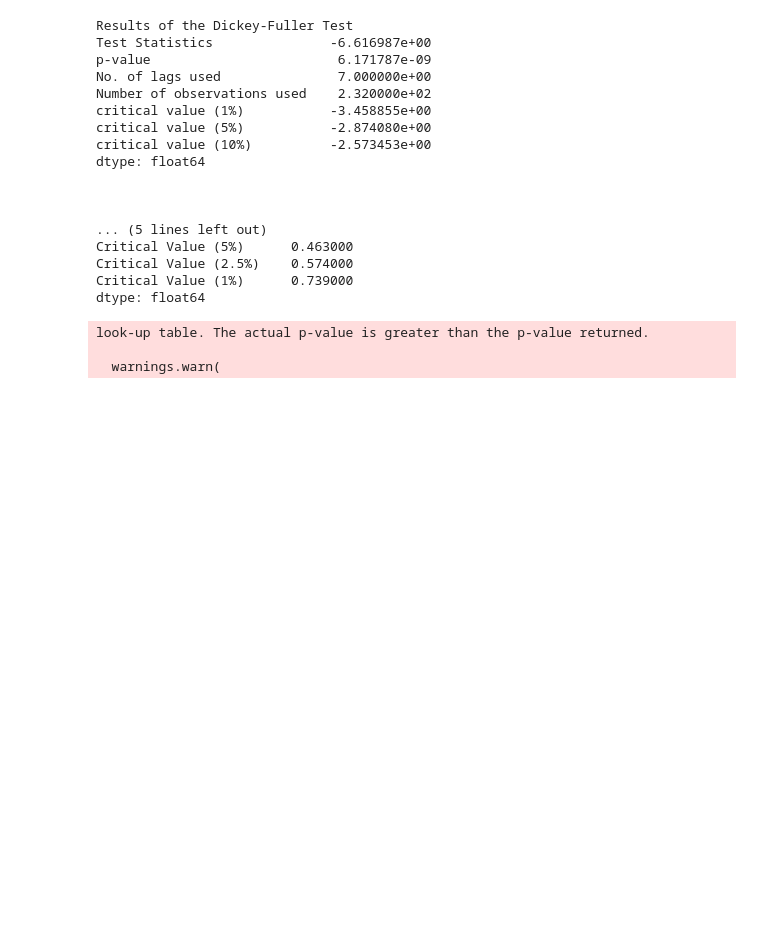
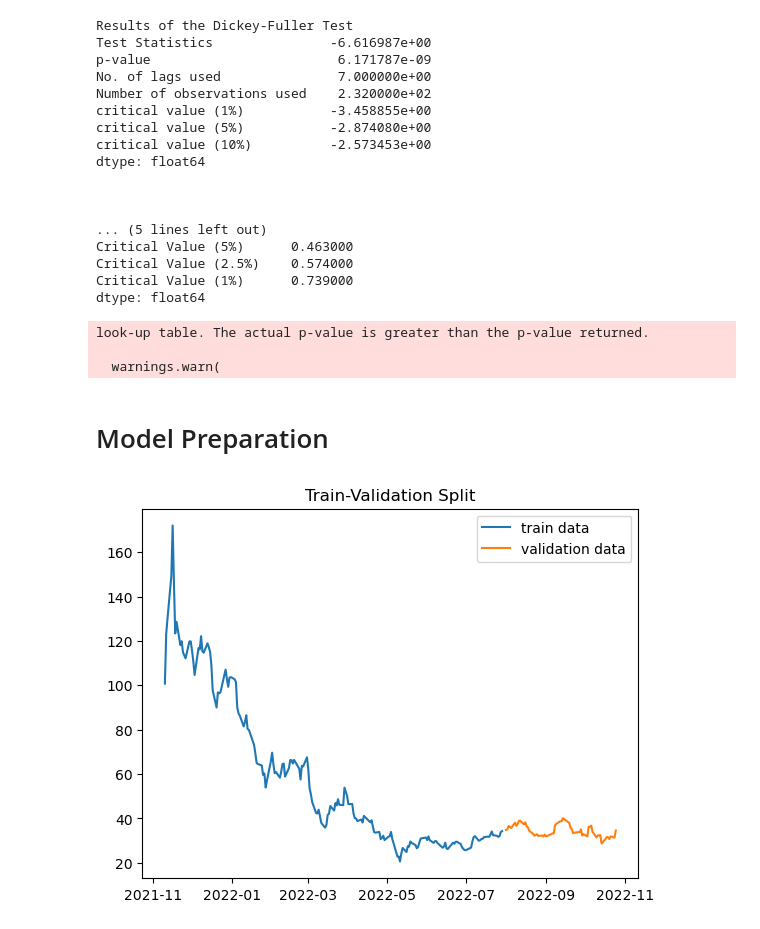
Before and after one commit to jonathanr1212/Predicting_rivian_stock, a Jupyter notebook: stock_predict_nb.ipynb, the cells around one changed output. Drawn from its saved outputs; the diff is of its cells as text; code cells hidden in the pictures; blank space fills up the shorter version.

Commit message:
Adding split

```diff
--- a/stock_predict_nb.ipynb
+++ b/stock_predict_nb.ipynb
@@ -329,3 +334,19 @@ dtype: float64
 look-up table. The actual p-value is greater than the p-value returned.
 
   warnings.warn(
+# %% [markdown]
+# Model Preparation
+# %%
+#Splitting data into train and test
+train, test = np.split(riv_df['Close'], [int(.75 *len(riv_df['Close']))])
+# %%
+#Plotting train and split
+fig, ax = plt.subplots()
+ax.plot(train, label = 'train data')
+ax.plot(test, label = 'validation data')
+
+ax.set_title("Train-Validation Split")
+
+plt.legend();
+# %% [output]
+[figure, added]
```
Also changed, not shown: parts of 6 cells of this notebook.
